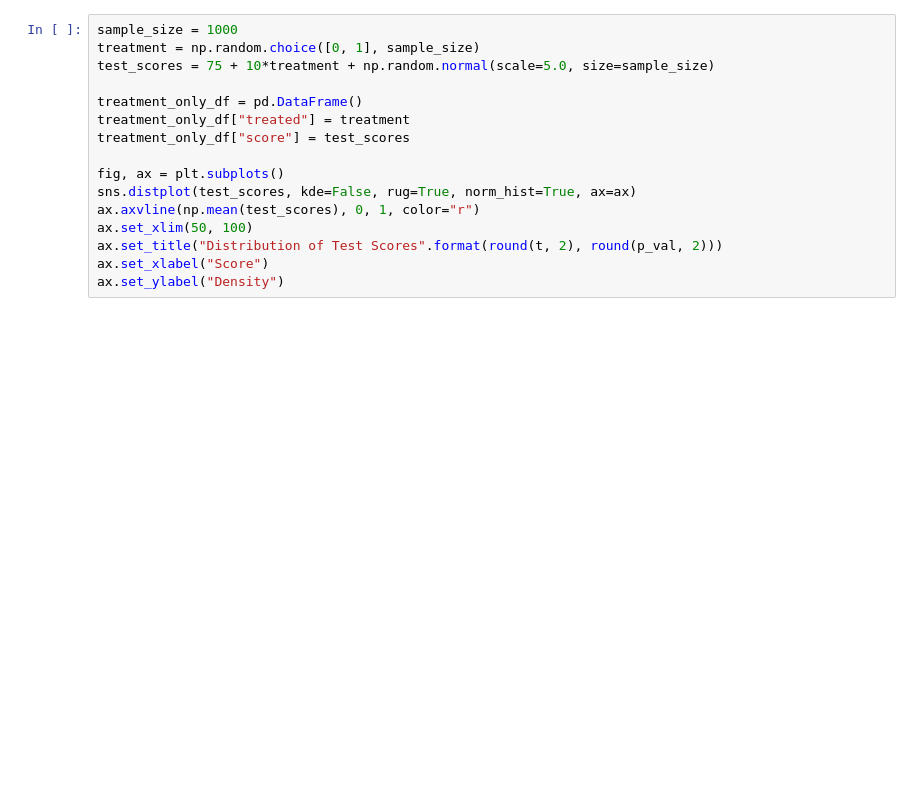
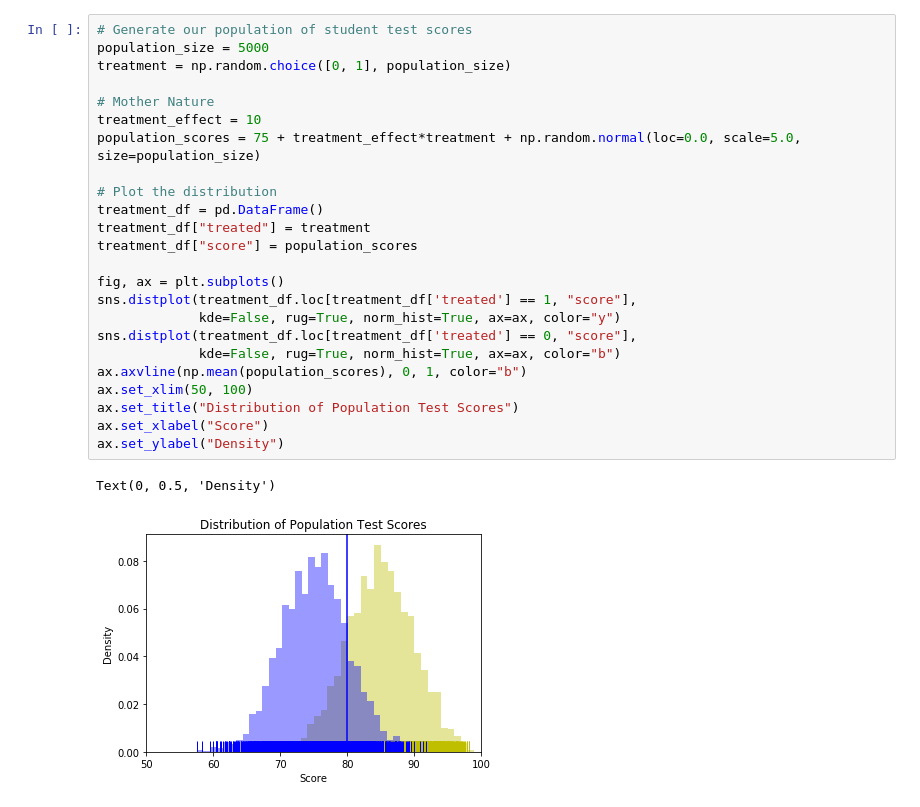
Before and after one commit to zduey/metrics, a Jupyter notebook: 01_linear_regression.ipynb, the cells around one changed output. Drawn from its saved outputs; the diff is of its cells as text; blank space fills up the shorter version.

```diff
--- a/01_linear_regression.ipynb
+++ b/01_linear_regression.ipynb
@@ -26,16 +64,27 @@ Distributions of the estimated coefficients is approximately normal when the sam
 # %%
-sample_size = 1000
-treatment = np.random.choice([0, 1], sample_size)
-test_scores = 75 + 10*treatment + np.random.normal(scale=5.0, size=sample_size)
+# Generate our population of student test scores
+population_size = 5000
+treatment = np.random.choice([0, 1], population_size)
 
-treatment_only_df = pd.DataFrame()
-treatment_only_df["treated"] = treatment
-treatment_only_df["score"] = test_scores
+# Mother Nature
+treatment_effect = 10
+population_scores = 75 + treatment_effect*treatment + np.random.normal(loc=0.0, scale=5.0, size=population_size)
+
+# Plot the distribution
+treatment_df = pd.DataFrame()
+treatment_df["treated"] = treatment
+treatment_df["score"] = population_scores
 
 fig, ax = plt.subplots()
-sns.distplot(test_scores, kde=False, rug=True, norm_hist=True, ax=ax)
-ax.axvline(np.mean(test_scores), 0, 1, color="r")
+sns.distplot(treatment_df.loc[treatment_df['treated'] == 1, "score"],
+             kde=False, rug=True, norm_hist=True, ax=ax, color="y")
+sns.distplot(treatment_df.loc[treatment_df['treated'] == 0, "score"],
+             kde=False, rug=True, norm_hist=True, ax=ax, color="b")
+ax.axvline(np.mean(population_scores), 0, 1, color="b")
 ax.set_xlim(50, 100)
-ax.set_title("Distribution of Test Scores".format(round(t, 2), round(p_val, 2)))
+ax.set_title("Distribution of Population Test Scores")
 ax.set_xlabel("Score")
 ax.set_ylabel("Density")
+# %% [output]
+Text(0, 0.5, 'Density')
+[figure, added]
```
Also changed, not shown: parts of 32 cells of this notebook, 1 other file.
